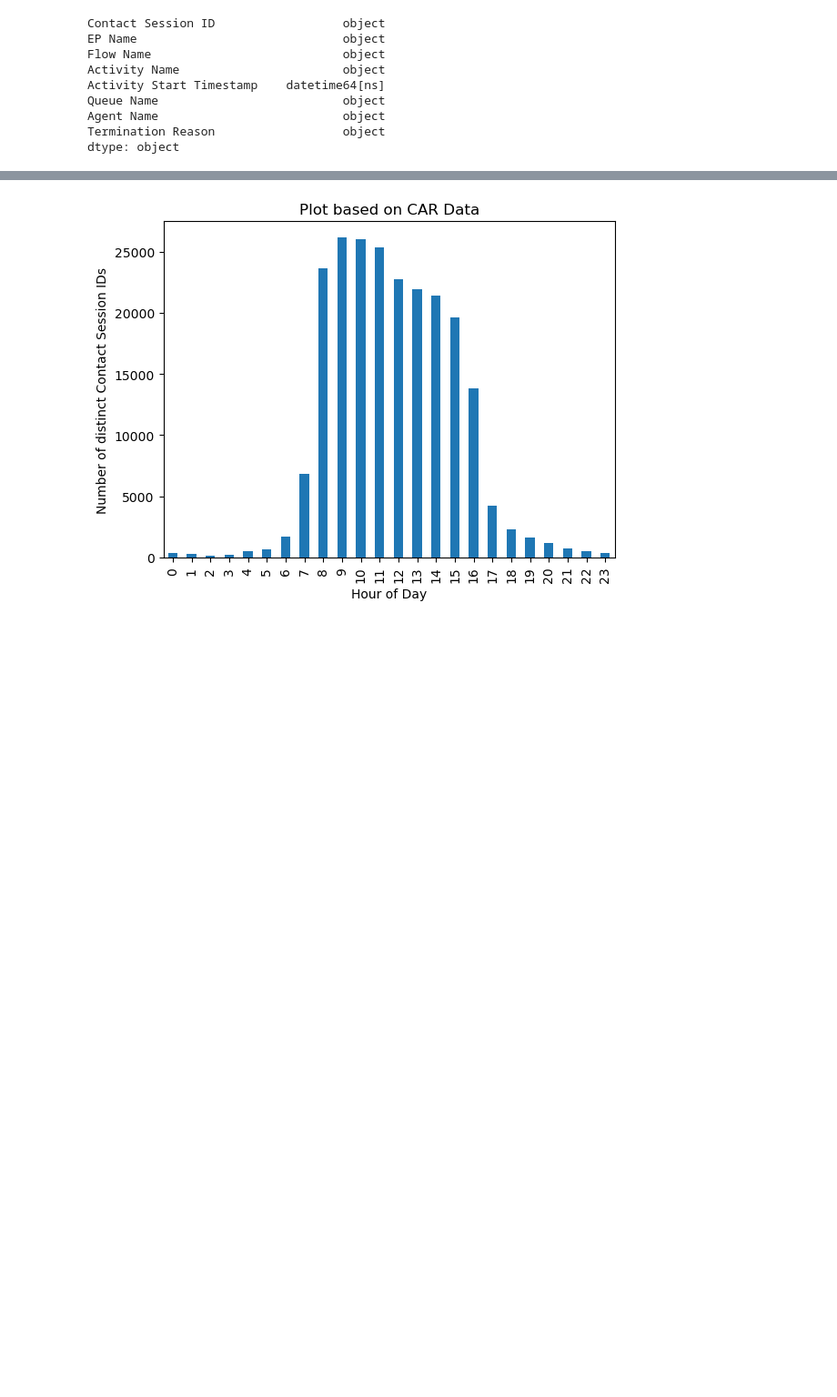
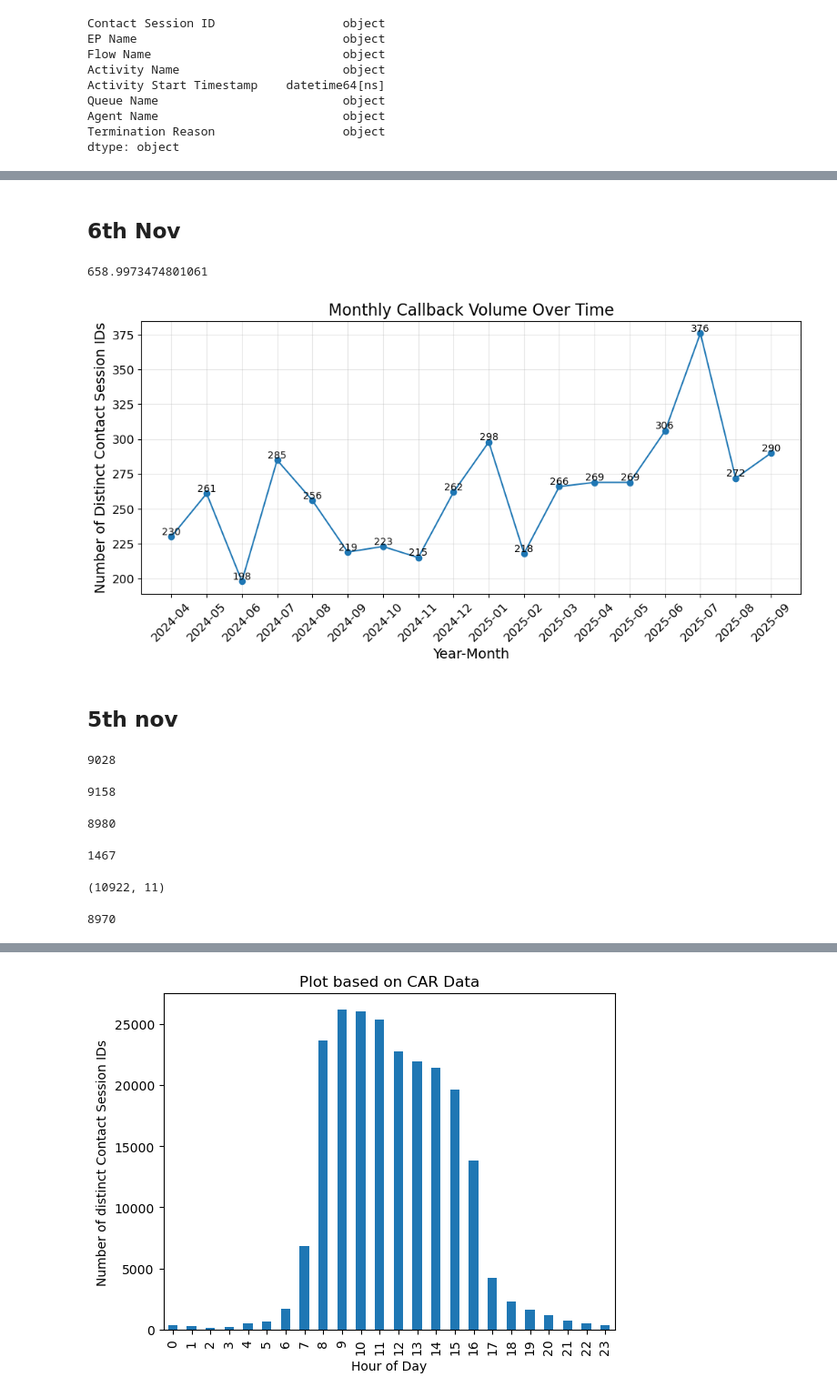
Before and after one commit to arvindkrishna87/STAT390_LegalAid_Fall2025, a Jupyter notebook: Internal work of Teams/Krish/CAR_data_import_code_and_EDA.ipynb, the cells around one changed output, grey strips where cells are left out. Shown at 91% size. Saved outputs shown, nothing was run; the diff lists cells and outputs as text; code cells hidden in the pictures; blank space fills up the shorter version.

```diff
--- a/Internal work of Teams/Krish/CAR_data_import_code_and_EDA.ipynb
+++ b/Internal work of Teams/Krish/CAR_data_import_code_and_EDA.ipynb
@@ -85,0 +89,48 @@ df_main.head()
+# %% [markdown]
+## 6th Nov
+# %%
+df_main['Contact Session ID'].nunique()/377
+# %% [output]
+658.9973474801061
+# %%
+# Ensure timestamp column is datetime
+df = df_main.copy()
+df = df.loc[df['Activity Name'] == 'EmploymentMenu',:]
+df['Activity Start Timestamp'] = pd.to_datetime(df['Activity Start Timestamp'])
+
+# Create Year-Month column
+df['year_month'] = df['Activity Start Timestamp'].dt.to_period('M').astype(str)
+
+# Count distinct Contact Session ID per month
+monthly_counts = (
+    df.groupby('year_month')['Contact Session ID']
+    .nunique()
+    .rename('count')
+)
+
+# Plot
+plt.figure(figsize=(12,5))
+plt.plot(monthly_counts.index, monthly_counts.values, marker='o')
+
+# Add data labels
+for x, y in zip(monthly_counts.index, monthly_counts.values):
+    plt.text(x, y, str(y), ha='center', va='bottom', fontsize=10)
+
+plt.xticks(rotation=45, fontsize=12)
+plt.yticks(fontsize=12)
+plt.xlabel('Year-Month', fontsize=14)
+plt.ylabel('Number of Distinct Contact Session IDs', fontsize=14)
+plt.title('Monthly Callback Volume Over Time', fontsize=16)
+plt.grid(alpha=0.3)
+
+plt.show()
+# %% [output]
+[figure, added]
+# %% [markdown]
+## 5th nov
+# %%
+ccb_rows = df_main.loc[df_main['Activity Name'] == 'PlayCCBConfirmation',:]
+ccb_data = df_main.loc[df_main['Contact Session ID'].isin(ccb_rows['Contact Session ID']),:]
+ccb_data['Contact Session ID'].nunique()
+# %% [output]
+9028
@@ -85,0 +140,24 @@ df_main.head()
+# %%
+callback_data['Contact Session ID'].nunique()
+# %% [output]
+9158
+# %%
+callback_data_agentrows = callback_data.loc[~callback_data['Agent Name'].isna(),:]
+callback_data_agentrows['Contact Session ID'].nunique()
+# %% [output]
+8980
+# %%
+callback_data_retryrows = callback_data.loc[callback_data['Activity Name'] == 'CallbackRetry',:]
+callback_data_retryrows['Contact Session ID'].nunique()
+# %% [output]
+1467
+# %%
+callback_data_screenpoprows = callback_data.loc[callback_data['Activity Name'] == 'LegalServerScreenPop',:]
+callback_data_screenpoprows['Contact Session ID'].nunique()
+callback_data_screenpoprows.shape
+# %% [output]
+(10922, 11)
+# %%
+callback_screenpop_data = callback_data.loc[callback_data['Contact Session ID'].isin(callback_data_screenpoprows['Contact Session ID']),:]
+# %% [output]
+8970
```
Also changed, not shown: parts of 60 cells of this notebook, 3 other files.
